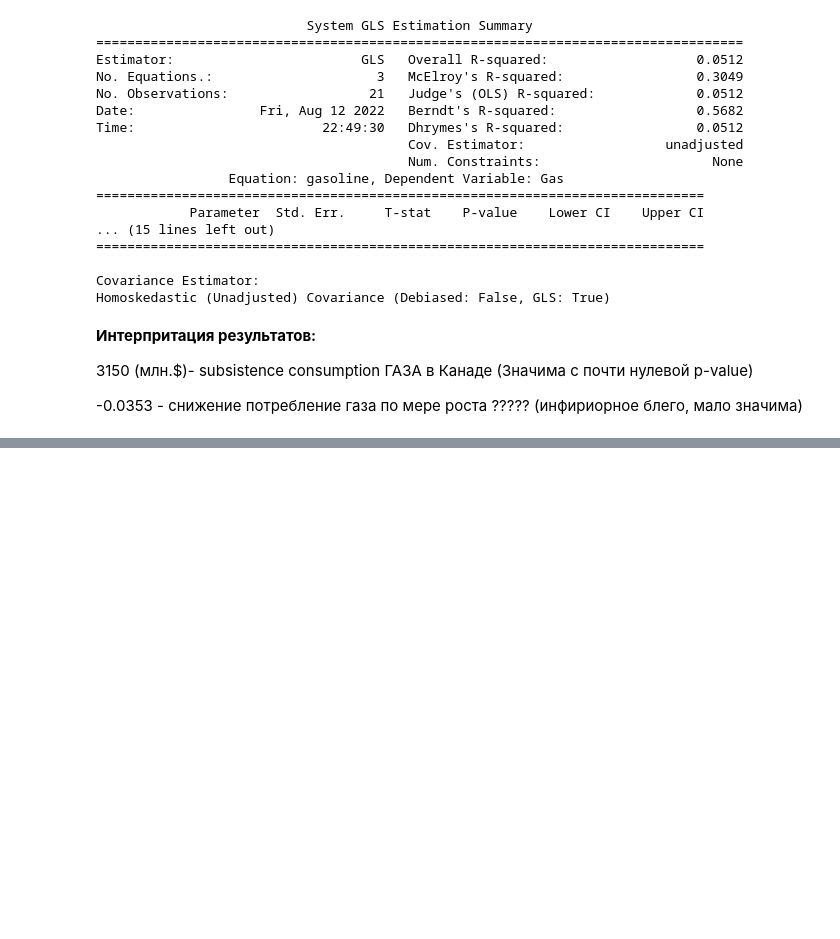
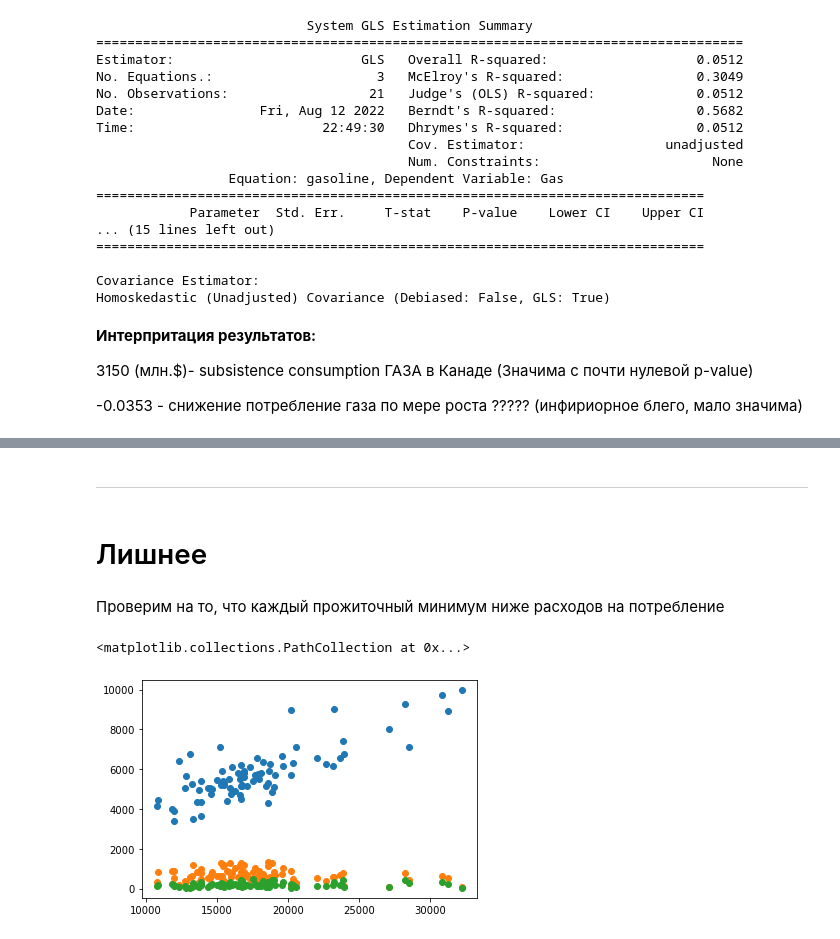
Before and after one commit to chereshan/Term-Paper, a Jupyter notebook: Linear Expenditure Systems (LES) Replication.ipynb, the cells around one changed output, grey strips where cells are left out. Drawn from its saved outputs; the diff is of its cells as text; code cells hidden in the pictures; blank space fills up the shorter version.

```diff
--- a/Linear Expenditure Systems (LES) Replication.ipynb
+++ b/Linear Expenditure Systems (LES) Replication.ipynb
@@ -157,0 +1227,2 @@ Homoskedastic (Unadjusted) Covariance (Debiased: False, GLS: True)
+# %% [markdown]
+-------
@@ -157,0 +1231,11 @@ Homoskedastic (Unadjusted) Covariance (Debiased: False, GLS: True)
+# %% [markdown]
+# Лишнее
+# %% [markdown]
+Проверим на то, что каждый прожиточный минимум ниже расходов на потребление
+# %%
+plt.scatter(Households4.iloc[:,2],Households4.iloc[:,4])
+plt.scatter(Households4.iloc[:,2],Households4.iloc[:,5])
+plt.scatter(Households4.iloc[:,2],Households4.iloc[:,7])
+# %% [output]
+<matplotlib.collections.PathCollection at 0x...>
+[figure, added]
```
Also changed, not shown: parts of 151 cells of this notebook.
